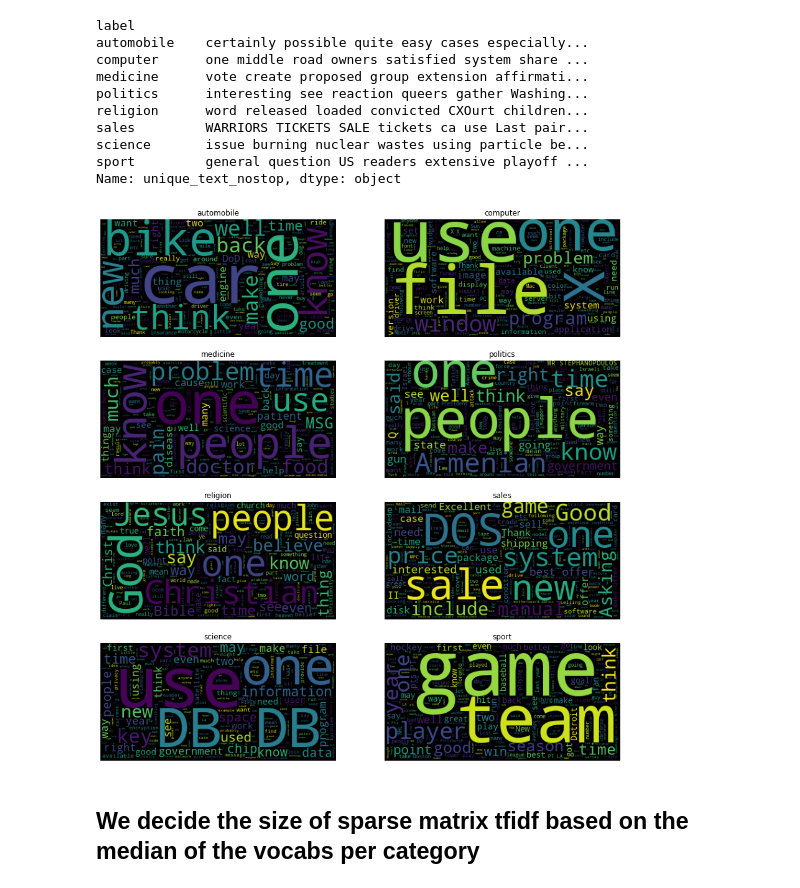
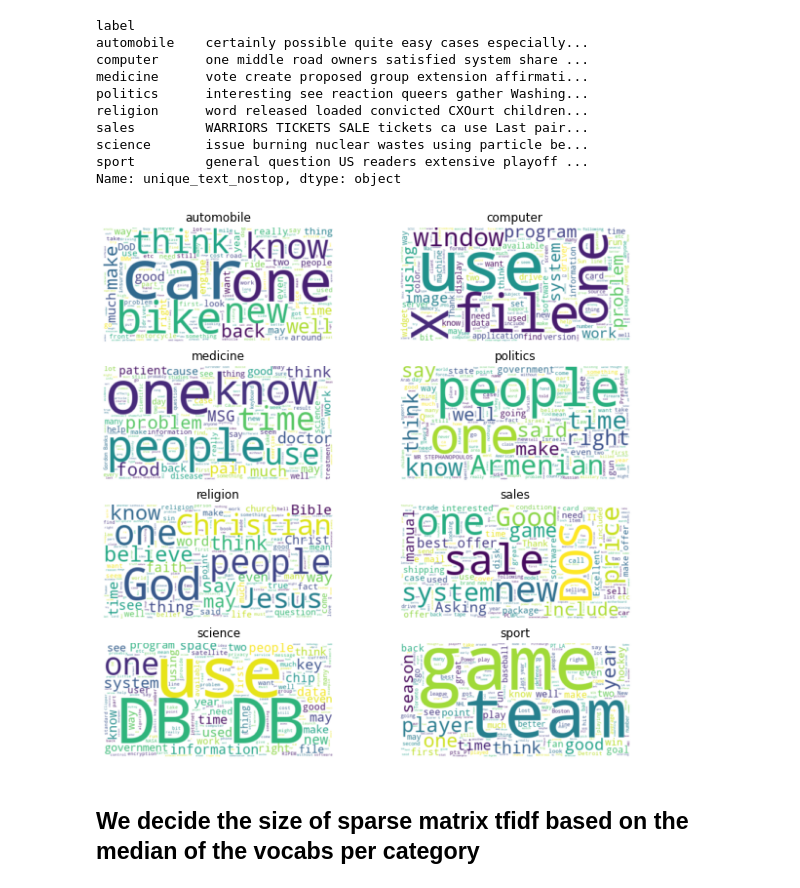
Before and after one commit to DataDavidProjects/UniversityProjects, a Jupyter notebook: Data Visualization and Text Mining/NLP/ModelCreation.ipynb, the cells around one changed output. Cells and saved outputs as stored; diff of their text form; code cells hidden in the pictures.

```diff
--- a/Data Visualization and Text Mining/NLP/ModelCreation.ipynb
+++ b/Data Visualization and Text Mining/NLP/ModelCreation.ipynb
@@ -326,15 +343,16 @@ def word_freq(label): return pd.Series([ t.lemma_ for t in nlp(grouped_vocabolar
 # %%
 vocabulary_len_category = dict({ k:len(word_freq(k).index.to_list()) for k in grouped_vocabolary.index.to_list() } )
 # %%
-fig = plt.figure(figsize=(15,16))
+fig = plt.figure(figsize=(10,10))
 for n,i in enumerate(grouped_vocabolary.index.to_list()):
-    ax = plt.subplot(4,2,n+1)
-    wordcloud = WordCloud(max_words=3000).generate(str(grouped_vocabolary[i]))
+    ax = fig.add_subplot(4,2,n+1)
+    wordcloud = WordCloud(max_words=3000,background_color="white").generate(str(grouped_vocabolary[i]))
     ax.set_title(i)
     ax.axis('off')
-    ax.imshow(wordcloud)
+    ax.imshow(wordcloud,interpolation="bilinear")
+plt.show()
 # %% [output]
-[figure, old version]
+[figure, new version]
 # %% [markdown]
 ## We decide the size of sparse matrix tfidf based on the median of the vocabs per category
 # %%
```
Also changed, not shown: parts of 4 cells of this notebook, 2 other files.
